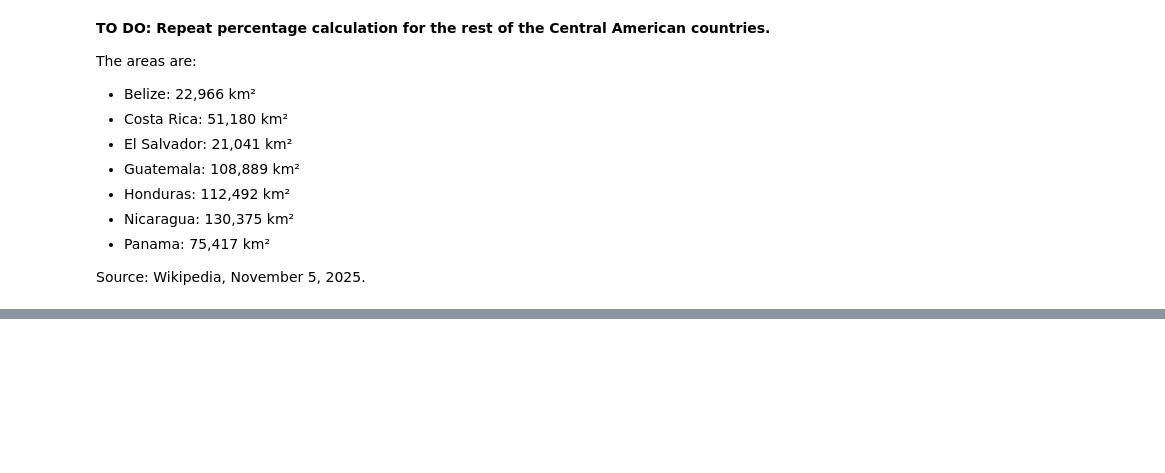
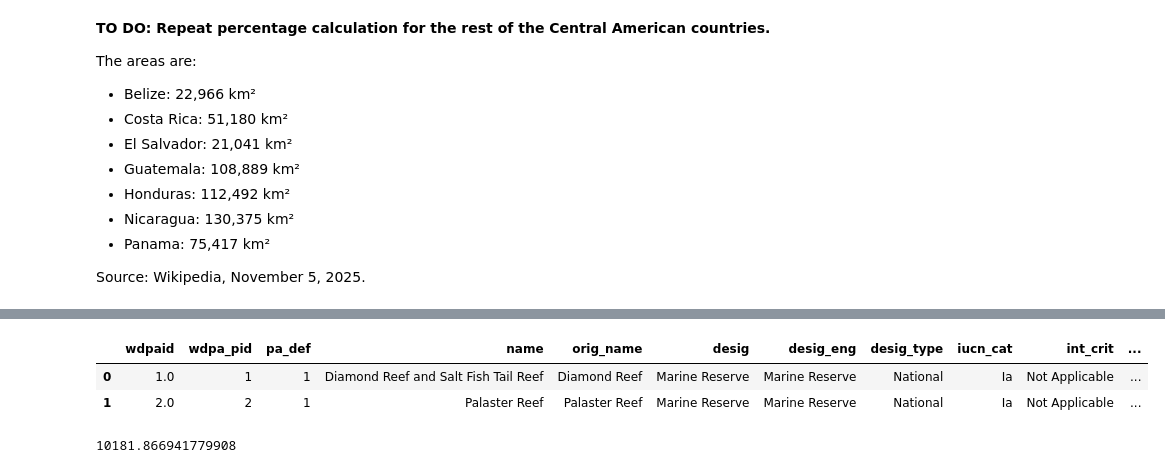
Before and after one commit to austinmartinez12/eds220-2025-sections, a Jupyter notebook: week7-refactoring.ipynb, the cells around one changed output, grey strips where cells are left out. Cells and saved outputs as stored; diff of their text form; code cells hidden in the pictures; blank space fills up the shorter version.

```diff
--- a/week7-refactoring.ipynb
+++ b/week7-refactoring.ipynb
@@ -160,0 +174,12 @@ Source: Wikipedia, November 5, 2025.
+# %%
+wdpa.columns = wdpa.columns.str.lower()
+wdpa.head(2)
+# %% [output]
+|  | wdpaid | wdpa_pid | pa_def | name | orig_name | desig | desig_eng | desig_type | iucn_cat | int_crit | ... |
+| 0 | 1.0 | 1 | 1 | Diamond Reef and Salt Fish Tail Reef | Diamond Reef | Marine Reserve | Marine Reserve | National | Ia | Not Applicable | ... |
+| 1 | 2.0 | 2 | 1 | Palaster Reef | Palaster Reef | Marine Reserve | Marine Reserve | National | Ia | Not Applicable | ... |
+# %%
+area = wdpa.loc[wdpa["iso3"] == "BLZ", "rep_area"].sum()
+area
+# %% [output]
+10181.866941779908
```
Also changed, not shown: parts of 7 cells of this notebook.
